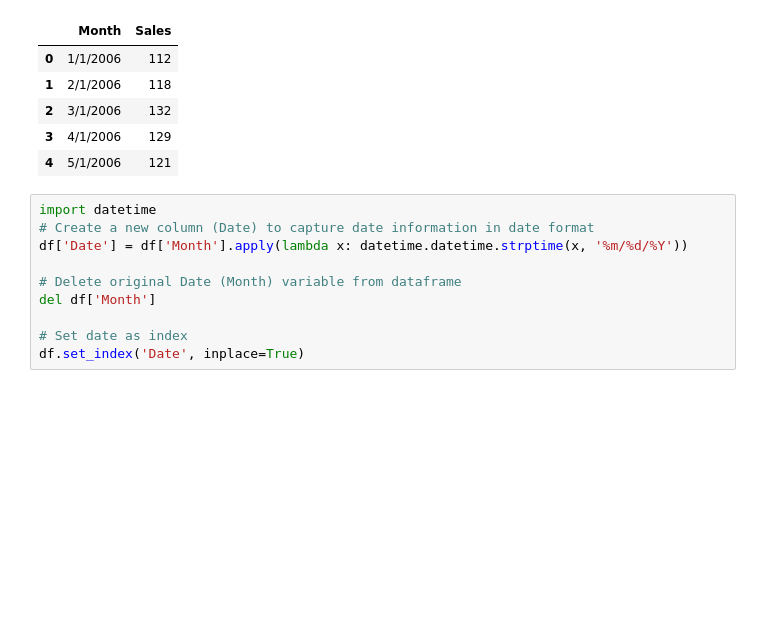
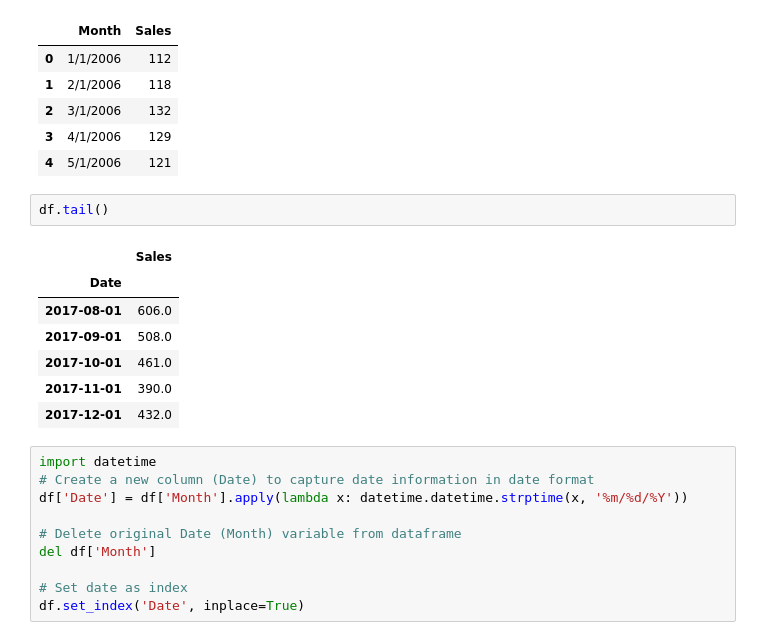
Before and after one commit to SuprajaYadavH/Sales-Forecasting, a Jupyter notebook: Sales forecasting.ipynb, the cells around one changed output. Cells and saved outputs as stored; diff of their text form; blank space fills up the shorter version.

```diff
--- a/Sales forecasting.ipynb
+++ b/Sales forecasting.ipynb
@@ -14,6 +14,16 @@ df.head()
 | 2 | 3/1/2006 | 132 |
 | 3 | 4/1/2006 | 129 |
 | 4 | 5/1/2006 | 121 |
+# %%
+df.tail()
+# %% [output]
+|  | Sales |
+| Date |  |
+| 2017-08-01 | 606.0 |
+| 2017-09-01 | 508.0 |
+| 2017-10-01 | 461.0 |
+| 2017-11-01 | 390.0 |
+| 2017-12-01 | 432.0 |
 # %%
 import datetime
 # Create a new column (Date) to capture date information in date format
```
Also changed, not shown: parts of 9 cells of this notebook.
